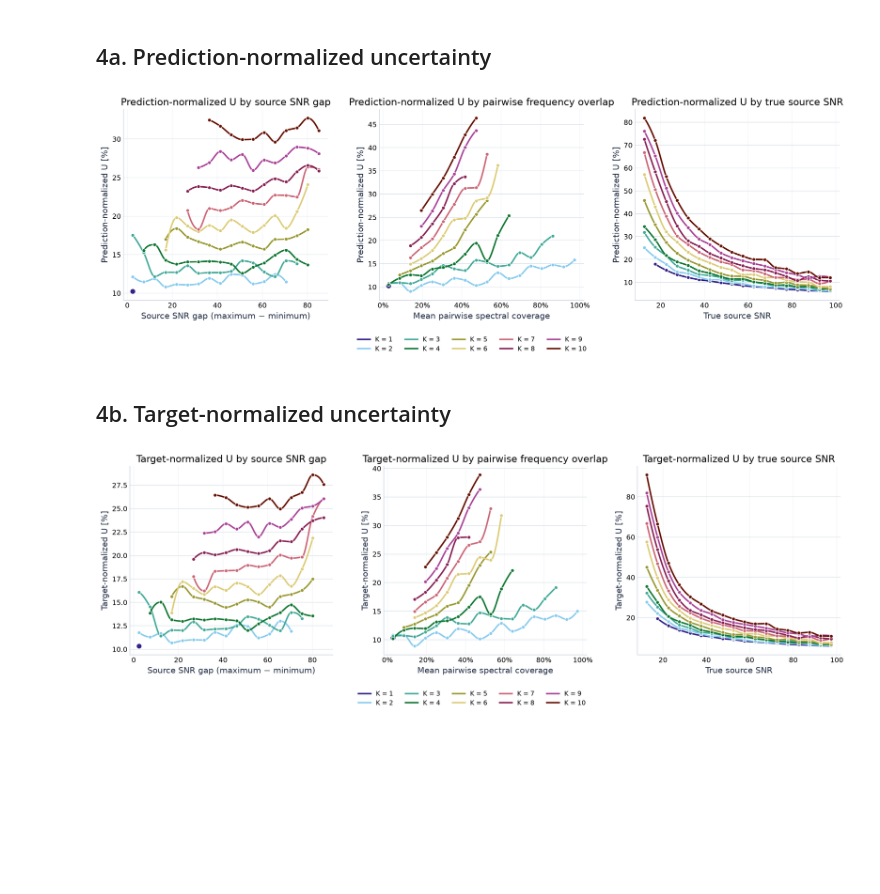
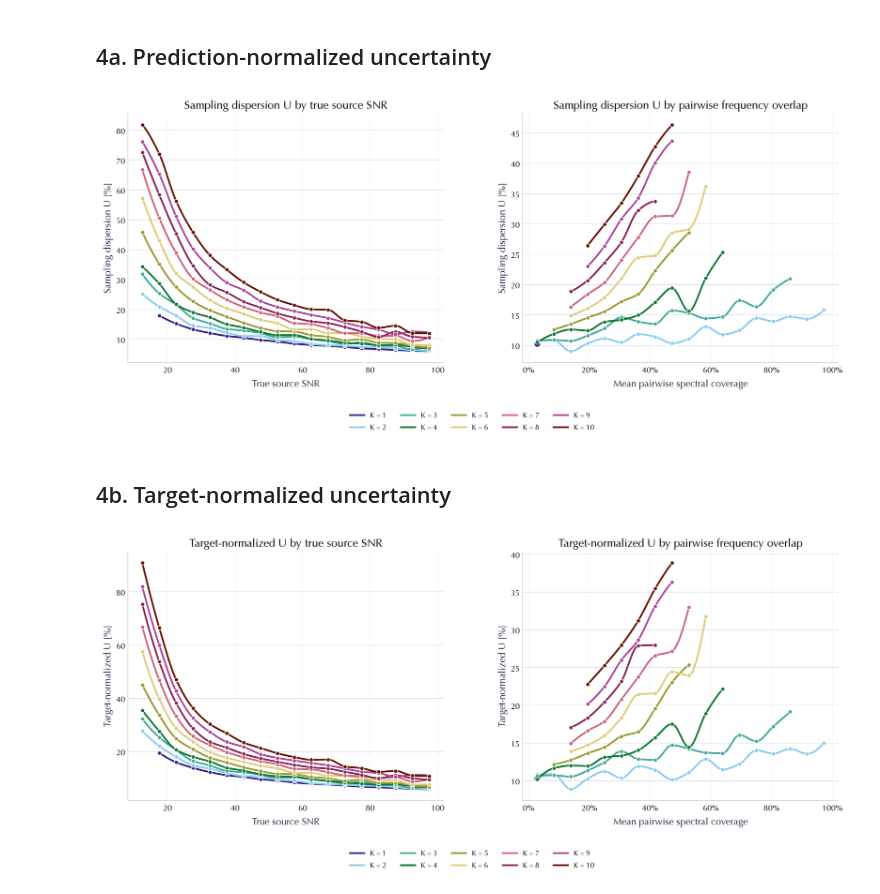
Before and after one commit to TristanDonze/gb-sources-separation, a Jupyter notebook: experiments/02_sampling_uncertainty.ipynb, the cells around one changed output. Drawn from its saved outputs; the diff is of its cells as text; code cells hidden in the pictures; blank space fills up the shorter version.

Commit message:
(w.i.p): experiments with bad sampling denominator

```diff
--- a/experiments/02_sampling_uncertainty.ipynb
+++ b/experiments/02_sampling_uncertainty.ipynb
@@ -9,6 +9,17 @@ import numpy as np
 import pandas as pd
 from matplotlib.ticker import PercentFormatter
 from scipy.interpolate import PchipInterpolator
+# %%
+plt.rcParams.update({
+    "font.family": "Optima",
+    "mathtext.fontset": "stix",
+    "font.size": 11,
+    "axes.titlesize": 13,
+    "axes.labelsize": 11,
+    "legend.fontsize": 10,
+    "xtick.labelsize": 10,
+    "ytick.labelsize": 10,
+})
 # %%
 RESULT_DIR = Path('results/run_20260903_170728_epoch_23')
 if not RESULT_DIR.exists(): RESULT_DIR = Path('experiments') / RESULT_DIR
@@ -63,20 +74,16 @@ def add_k_curves(ax, data, metric, feature, edges, min_samples=10):
 
 def plot_u_dependencies(metric, metric_name):
     with plt.rc_context(STYLE):
-        fig, axes = plt.subplots(1, 3, figsize=(18.5, 5.6), dpi=180)
-        add_k_curves(axes[0], mixture_u, metric, 'snr_gap',
-                     np.linspace(0, mixture_u.snr_gap.max(), 19))
-        axes[0].set_xlabel('Source SNR gap (maximum − minimum)')
-        axes[0].set_ylabel(f'{metric_name} [%]'); axes[0].set_title(f'{metric_name} by source SNR gap')
+        fig, axes = plt.subplots(1, 2, figsize=(16.0, 6.4), dpi=180)
+        add_k_curves(axes[0], source_u, metric, 'snr',
+                     np.linspace(source_u.snr.min(), source_u.snr.max(), 19))
+        axes[0].set_xlabel('True source SNR'); axes[0].set_ylabel(f'{metric_name} [%]')
+        axes[0].set_title(f'{metric_name} by true source SNR')
         add_k_curves(axes[1], mixture_u, metric, 'frequency_overlap_pairwise', np.linspace(0, 1, 19))
         axes[1].set_xlabel('Mean pairwise spectral coverage'); axes[1].set_ylabel(f'{metric_name} [%]')
         axes[1].set_title(f'{metric_name} by pairwise frequency overlap')
         axes[1].xaxis.set_major_formatter(PercentFormatter(xmax=1.0, decimals=0))
-        add_k_curves(axes[2], source_u, metric, 'snr',
-                     np.linspace(source_u.snr.min(), source_u.snr.max(), 19))
-        axes[2].set_xlabel('True source SNR'); axes[2].set_ylabel(f'{metric_name} [%]')
-        axes[2].set_title(f'{metric_name} by true source SNR')
-        handles, labels = axes[2].get_legend_handles_labels()
+        handles, labels = axes[0].get_legend_handles_labels()
         fig.legend(handles, labels, loc='lower center', ncol=5, frameon=False)
         fig.subplots_adjust(bottom=0.20, wspace=0.25); plt.show()
 # %% [markdown]
@@ -110,12 +117,12 @@ summary
 # %% [markdown]
 ## 4a. Prediction-normalized uncertainty
 # %%
-plot_u_dependencies('u_pred', 'Prediction-normalized U')
+plot_u_dependencies('u_pred', 'Sampling dispersion U')
 # %% [output]
-[figure, old version]
+[figure, new version]
 # %% [markdown]
 ## 4b. Target-normalized uncertainty
 # %%
 plot_u_dependencies('u_true', 'Target-normalized U')
 # %% [output]
-[figure, old version]
+[figure, new version]
```
Also changed, not shown: parts of 1 cell of this notebook, 3 other files.
